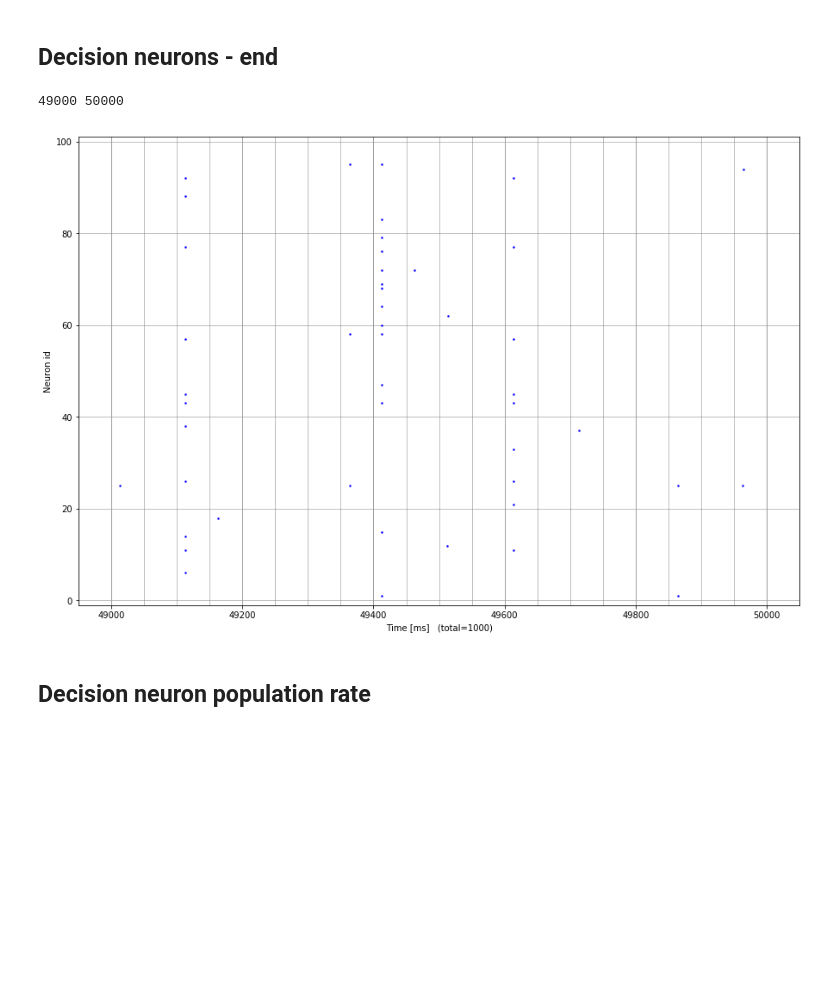
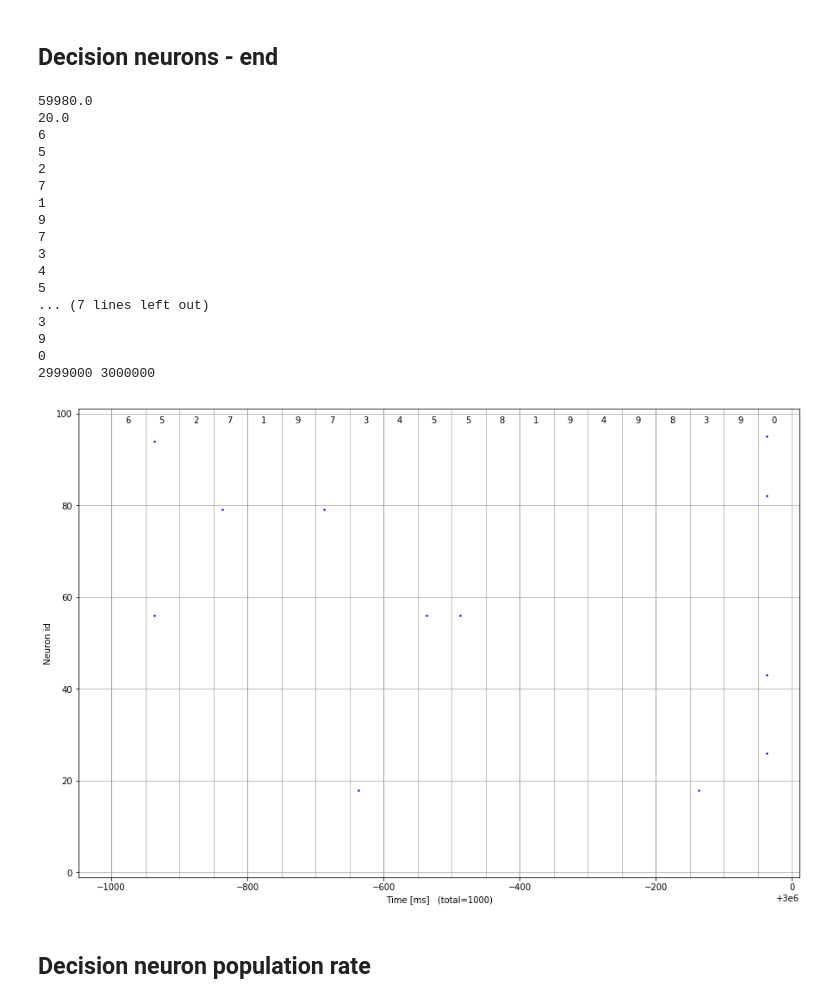
Before and after one commit to chanokin/brainscales-recognition, a Jupyter notebook: codebase/mushroom_body/analyze_mbody_results.ipynb, the cells around one changed output. Saved outputs shown, nothing was run; the diff lists cells and outputs as text; code cells hidden in the pictures; blank space fills up the shorter version.

```diff
--- a/codebase/mushroom_body/analyze_mbody_results.ipynb
+++ b/codebase/mushroom_body/analyze_mbody_results.ipynb
@@ -1045,3 +1206,29 @@ plt.show()
 # %% [output]
 49000 50000
 [figure]
+# %%
+data = np.load(fname)
+out_spikes = data['decision_spikes']
+k_spikes = data['kenyon_spikes']
+h_spikes = data['horn_spikes']
+in_spikes = data['input_spikes']
+total_t = int(data['sim_time'])
+
+# start_t = int(total_t*0.999)
+start_t = 0#970
+end_t = 1000
+print(start_t, end_t)
+fig = plt.figure(figsize=(15, 10))
+ax = plt.subplot(1, 1, 1)
+for dt in range(0, end_t+1, data['sample_dt']):
+    plt.axvline(dt, color='gray', linewidth=0.5)
+
+# plot_in_range(fig, ax, in_spikes,  start_t=start_t, end_t=end_t, markersize=5, marker='.', markeredgewidth=0, color='green')
+plot_in_range(fig, ax, out_spikes, start_t=start_t, end_t=end_t, markersize=5, marker='.', markeredgewidth=0)
+
+
+ax.set_ylabel('Neuron id')
+ax.set_xlabel('Time [ms]   (total={})'.format(total_t - start_t))
+ax.set_ylim(-1, args.nDN + 1)
+
+plt.show()
@@ -1051,35 +1241,63 @@ Decision neurons - end
 # %%
 # start_t = int(total_t*0.999)
 data = np.load(fname)
 volts = data['dn_voltage'][0]
 out_spikes = data['decision_spikes']
 k_spikes = data['kenyon_spikes']
+sample_indices = data['sample_indices']
+args = data['args'].item()
+args.nSamplesAL
+total_t = int(data['sim_time'])
 
-total_t = int(data['sim_time'])
-start_t = total_t - 1000
+end_dt = 1000
+start_idx = args.nSamplesAL*args.nPatternsAL - (end_dt/data['sample_dt'])
+print(start_idx)
+print(end_dt/data['sample_dt'])
+for i in sample_indices[start_idx:]:
+    print(i//args.nSamplesAL)
+
+start_t = total_t - end_dt
 end_t = total_t
 # start_t = 340000
 # end_t = start_t + 5000
 print(start_t, end_t)
 fig = plt.figure(figsize=(15, 10))
 ax = plt.subplot(1, 1, 1)
-for dt in range(start_t, end_t+1, data['sample_dt']):
+for i, dt in enumerate(range(start_t, end_t, data['sample_dt'])):
     plt.axvline(dt, color='gray', linewidth=0.5)
+    plt.text(dt+20, 98, '%d'%(sample_indices[start_idx + i]//args.nSamplesAL))
+
 
 # plot_in_range(fig, ax, in_spikes,  start_t=start_t, end_t=end_t, markersize=5, color='green')
 plot_in_range(fig, ax, out_spikes, start_t=start_t, end_t=end_t, markersize=5)
 
 
 ax.set_ylabel('Neuron id')
 ax.set_xlabel('Time [ms]   (total={})'.format(total_t - start_t))
 ax.set_ylim(-1, 101)
 
 plt.grid()
 
 plt.show()
 # %% [output]
-49000 50000
+59980.0
+20.0
+6
+5
+2
+7
+1
+9
+7
+3
+4
+5
+... (7 lines left out)
+3
+9
+0
+2999000 3000000
-[figure, old version]
+[figure, new version]
 # %%
 # start_t = int(total_t*0.999)
 if bool(0):
```
Also changed, not shown: parts of 28 cells of this notebook, 20 other files.
